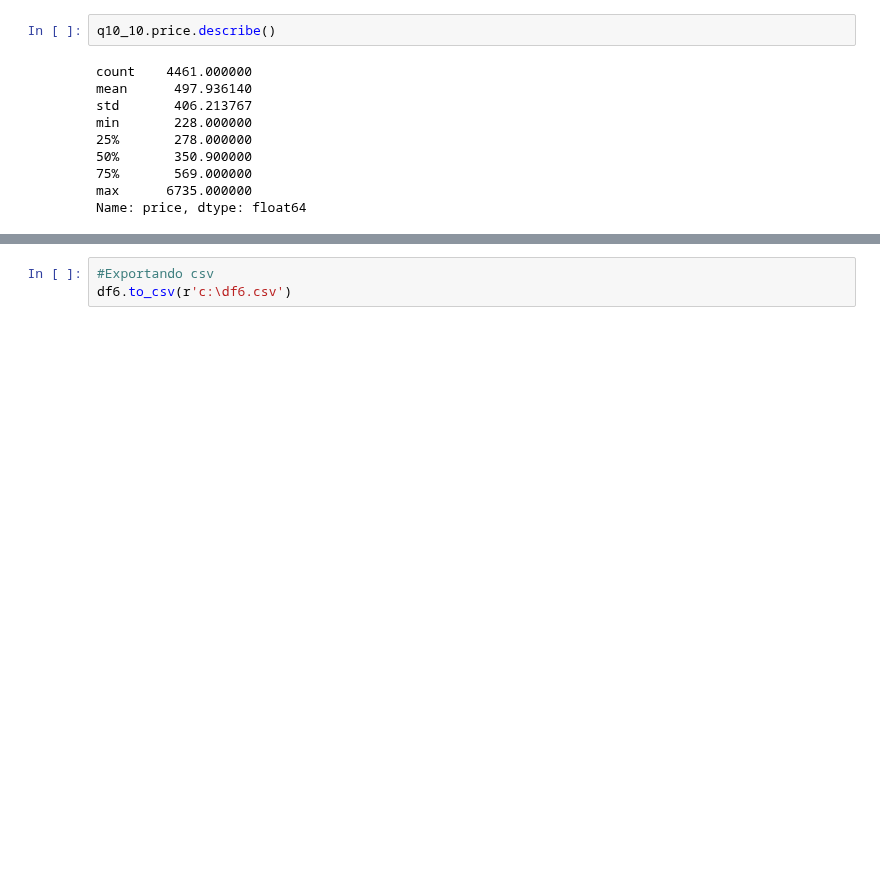
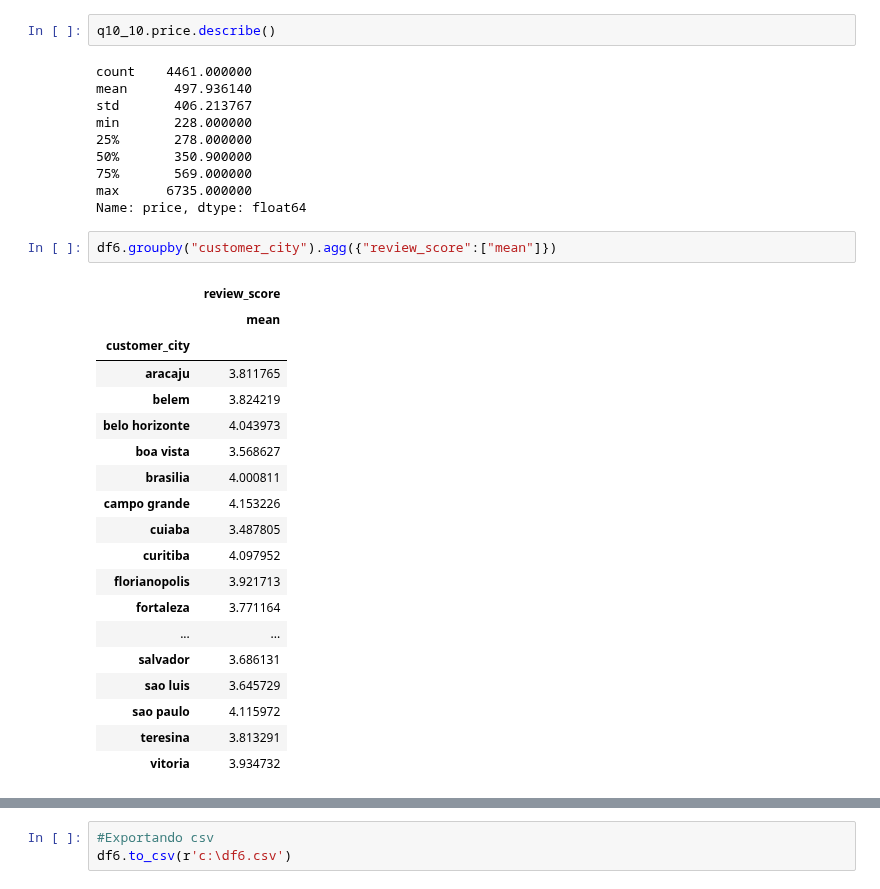
Before and after one commit to skillox1/PADSW06MDCD, a Jupyter notebook: Projeto_integrador.ipynb, the cells around one changed output, grey strips where cells are left out. Saved outputs shown, nothing was run; the diff lists cells and outputs as text; blank space fills up the shorter version.

```diff
--- a/Projeto_integrador.ipynb
+++ b/Projeto_integrador.ipynb
@@ -561,3 +561,25 @@ min       228.000000
 75%       569.000000
 max      6735.000000
 Name: price, dtype: float64
+# %%
+df6.groupby("customer_city").agg({"review_score":["mean"]})
+# %% [output]
+|  | review_score |
+|  | mean |
+| customer_city |  |
+| aracaju | 3.811765 |
+| belem | 3.824219 |
+| belo horizonte | 4.043973 |
+| boa vista | 3.568627 |
+| brasilia | 4.000811 |
+| campo grande | 4.153226 |
+| cuiaba | 3.487805 |
+| curitiba | 4.097952 |
+| florianopolis | 3.921713 |
+| fortaleza | 3.771164 |
+| ... | ... |
+| salvador | 3.686131 |
+| sao luis | 3.645729 |
+| sao paulo | 4.115972 |
+| teresina | 3.813291 |
+| vitoria | 3.934732 |
```
Also changed, not shown: parts of 2 cells of this notebook.
